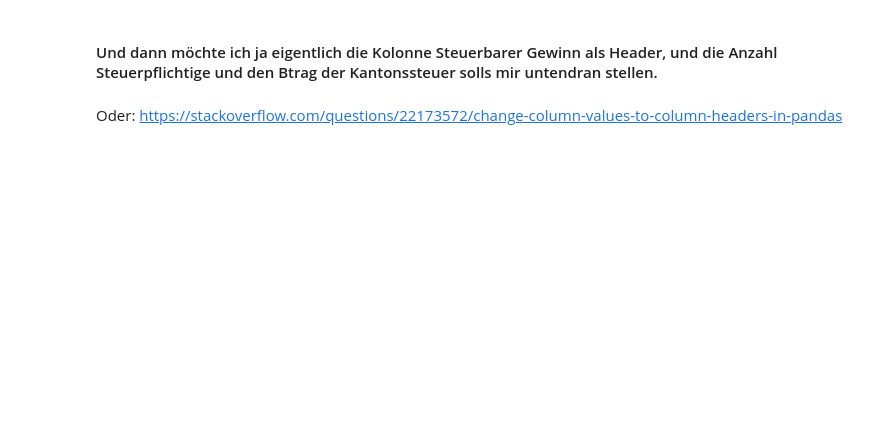
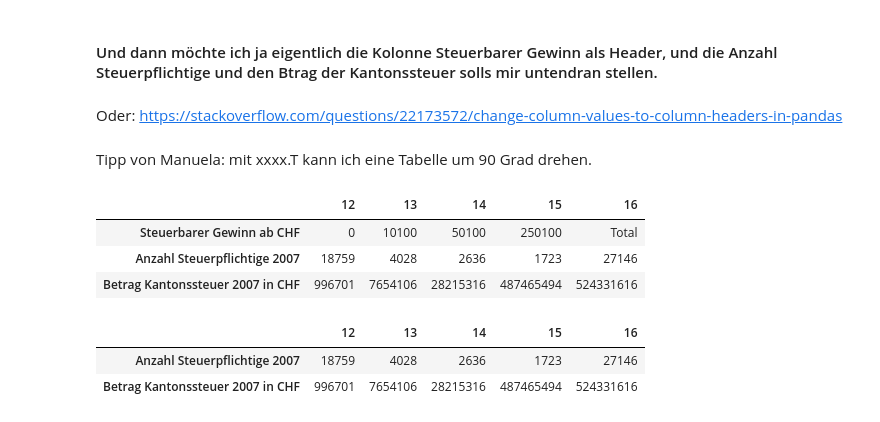
Before and after one commit to sandrarutschi/cas-ddj, a Jupyter notebook: Meine Projekte/Abschlussarbeit/Test Gewinnsteuer ein Jahr.ipynb, the cells around one changed output. Saved outputs shown, nothing was run; the diff lists cells and outputs as text; code cells hidden in the pictures; blank space fills up the shorter version.

```diff
--- a/Meine Projekte/Abschlussarbeit/Test Gewinnsteuer.ipynb
+++ b/Meine Projekte/Abschlussarbeit/Test Gewinnsteuer ein Jahr.ipynb
@@ -178,3 +173,20 @@ See the caveats in the documentation: http://pandas.pydata.org/pandas-docs/stabl
 #sowas könnte ich hier evtl auch machen
 # %% [markdown]
 Oder: https://stackoverflow.com/questions/22173572/change-column-values-to-column-headers-in-pandas
+# %% [markdown]
+Tipp von Manuela: mit xxxx.T kann ich eine Tabelle um 90 Grad drehen.
+# %%
+firmen_07 = firmen_2007.T
+firmen_07
+# %% [output]
+|  | 12 | 13 | 14 | 15 | 16 |
+| Steuerbarer Gewinn ab CHF | 0 | 10100 | 50100 | 250100 | Total |
+| Anzahl Steuerpflichtige 2007 | 18759 | 4028 | 2636 | 1723 | 27146 |
+| Betrag Kantonssteuer 2007 in CHF | 996701 | 7654106 | 28215316 | 487465494 | 524331616 |
+# %%
+Firmen07 = firmen_07[1:]
+Firmen07
+# %% [output]
+|  | 12 | 13 | 14 | 15 | 16 |
+| Anzahl Steuerpflichtige 2007 | 18759 | 4028 | 2636 | 1723 | 27146 |
+| Betrag Kantonssteuer 2007 in CHF | 996701 | 7654106 | 28215316 | 487465494 | 524331616 |
```
Also changed, not shown: parts of 11 cells of this notebook, 3 other files.
